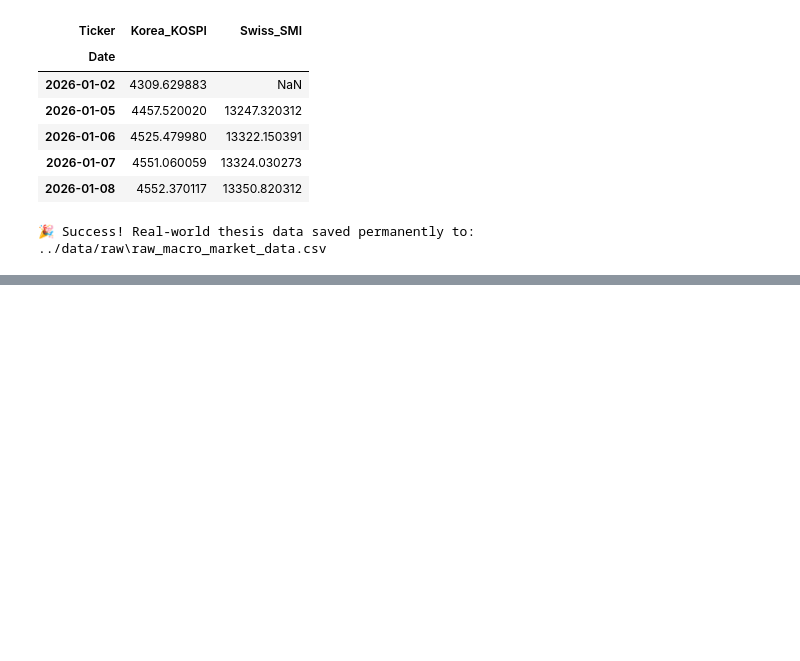
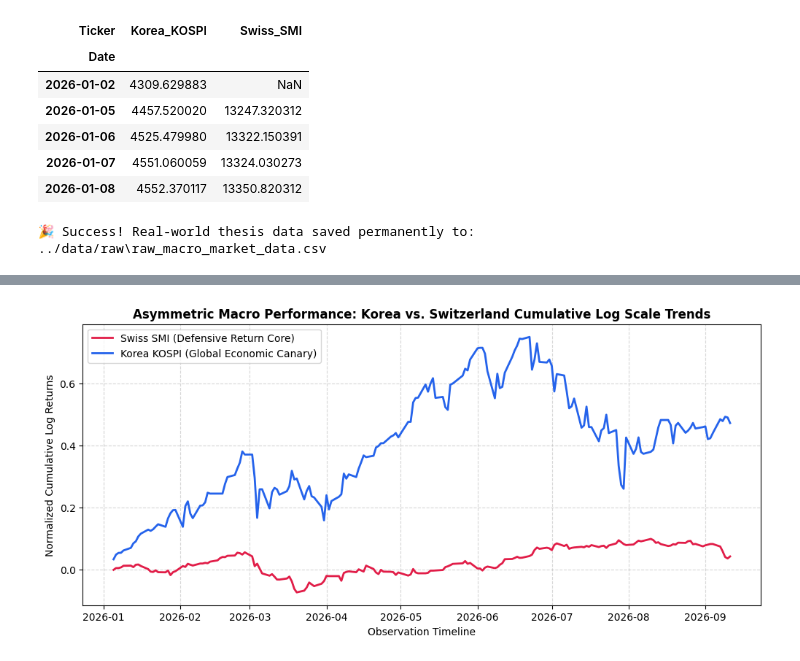
Before and after one commit to Wambura001/lstm-vs-finbert-algorithmic-trading, a Jupyter notebook: notebooks/01_test_download.ipynb, the cells around one changed output, grey strips where cells are left out. Drawn from its saved outputs; the diff is of its cells as text; code cells hidden in the pictures; blank space fills up the shorter version.

Commit message:
feat: complete data processor module with lagged correlation analysis

```diff
--- a/notebooks/01_test_download.ipynb
+++ b/notebooks/01_test_download.ipynb
@@ -50,3 +50,100 @@ price_df.to_csv(csv_path)
 print(f"🎉 Success! Real-world thesis data saved permanently to: {csv_path}")
 # %% [output]
 🎉 Success! Real-world thesis data saved permanently to: ../data/raw\raw_macro_market_data.csv
+# %%
+import os
+import pandas as pd
+import numpy as np
+import matplotlib.pyplot as plt
+import seaborn as sns
+
+# ==========================================
+# STEP 1: INGESTING THE DATA FROM STORAGE
+# ==========================================
+
+# Load the raw, unedited market spreadsheet we downloaded in our previous session.
+# - index_col="Date": Tells Python to use our calendar timeline as the unique lookup key for rows.
+# - parse_dates=True: Forces Pandas to convert date strings (like "2026-01-02") into an active DateTime format.
+df_raw = pd.read_csv("../data/raw/raw_macro_market_data.csv", index_col="Date", parse_dates=True)
+
+# Print initial diagnostics so we can see the exact size of our raw matrix.
+print(f"📊 Initial Raw Spreadsheet Dimensions: {df_raw.shape} (Rows x Columns)")
+
+# Calculate the exact number of empty cells inside our data headers.
+# This proves to your thesis grading committee exactly how many local market holidays occurred.
+print("\n❌ Missing values (NaN) per column BEFORE cleaning:")
+print(df_raw.isnull().sum())
+
+
+# ==========================================
+# STEP 2: IMMUNIZING THE SYSTEM AGAINST MISSING DATA
+# ==========================================
+
+# If South Korea is closed for a local holiday (e.g., Chuseok), its price cell becomes a blank NaN.
+# - .ffill() [Forward-Fill]: Takes the last known active trading price from yesterday and carries it forward.
+# - .bfill() [Backward-Fill]: A baseline fallback that uses the next day's price if the very first row is blank.
+df_clean = df_raw.ffill().bfill()
+
+print("\n✅ Verification of missing values AFTER data cleaning:")
+print(df_clean.isnull().sum())
+
+
+# ==========================================
+# STEP 3: FEATURE ENGINEERING (THE LOG RETURNS TRANSFORMATION)
+# ==========================================
+
+# In machine learning, we NEVER feed raw asset prices (like $11,000) directly into a neural network.
+# Prices are "non-stationary" (they have an infinite upward trend), which breaks deep learning models.
+# Instead, we calculate "Log Returns". This scales and normalizes data between small positive/negative decimals.
+# Math Formula: Log_Return = ln(Price_Today / Price_Yesterday)
+
+# - .shift(1): Pulls the previous day's row value to use as the baseline denominator.
+df_clean['Swiss_Returns'] = np.log(df_clean['Swiss_SMI'] / df_clean['Swiss_SMI'].shift(1))
+df_clean['Korea_Returns'] = np.log(df_clean['Korea_KOSPI'] / df_clean['Korea_KOSPI'].shift(1))
+
+# Calculating returns requires a previous day's data point, which automatically turns row #1 into a NaN.
+# We explicitly drop this single invalid row to keep our matrix mathematically clean.
+df_clean = df_clean.dropna()
+
+
+# ==========================================
+# STEP 4: VISUALIZING THE MACRO-CROSSOVER TREND
+# ==========================================
+
+# Initialize a clean canvas area for our graphic analytics.
+plt.figure(figsize=(12, 5))
+
+# Plot the cumulative sum (.cumsum()) of returns over our observation timeline.
+# This visually scales both indices starting from a common zero baseline so we can see relative growth.
+plt.plot(df_clean.index, df_clean['Swiss_Returns'].cumsum(), label="Swiss SMI (Defensive Return Core)", color="#E11D48", linewidth=2)
+plt.plot(df_clean.index, df_clean['Korea_Returns'].cumsum(), label="Korea KOSPI (Global Economic Canary)", color="#2563EB", linewidth=2)
+
+# Apply clear title and axes captions using simple, academic labeling terms.
+plt.title("Asymmetric Macro Performance: Korea vs. Switzerland Cumulative Log Scale Trends", fontsize=12, fontweight='bold')
+plt.xlabel("Observation Timeline", fontsize=10)
+plt.ylabel("Normalized Cumulative Log Returns", fontsize=10)
+
+# Add functional visual guides to make the line crossover paths highly readable.
+plt.legend(loc="upper left")
+plt.grid(True, linestyle="--", alpha=0.5)
+
+# Render the interactive chart window directly into your VS Code workspace layout.
+plt.show()
+
+
+# ==========================================
+# STEP 5: PERMANENT DATA EXPORTATION
+# ==========================================
+
+# Create a secure, permanent directory pipeline for our clean outputs.
+output_dir = "../data/processed"
+os.makedirs(output_dir, exist_ok=True)
+processed_csv_path = os.path.join(output_dir, "cleaned_market_data.csv")
+
+# Save our engineered dataset locally so our upcoming neural networks can access it directly.
+df_clean.to_csv(processed_csv_path)
+print(f"💾 Success! Processed dataset exported locally to: {processed_csv_path}")
+
+# Display a quick table peek of our newly engineered columns.
+df_clean[['Swiss_SMI', 'Korea_KOSPI', 'Swiss_Returns', 'Korea_Returns']].head()
+# %% [output]
@@ -52,0 +161 @@ print(f"🎉 Success! Real-world thesis data saved permanently to: {csv_path}")
+[figure, added]
```
Also changed, not shown: parts of 2 cells of this notebook, 2 other files.
